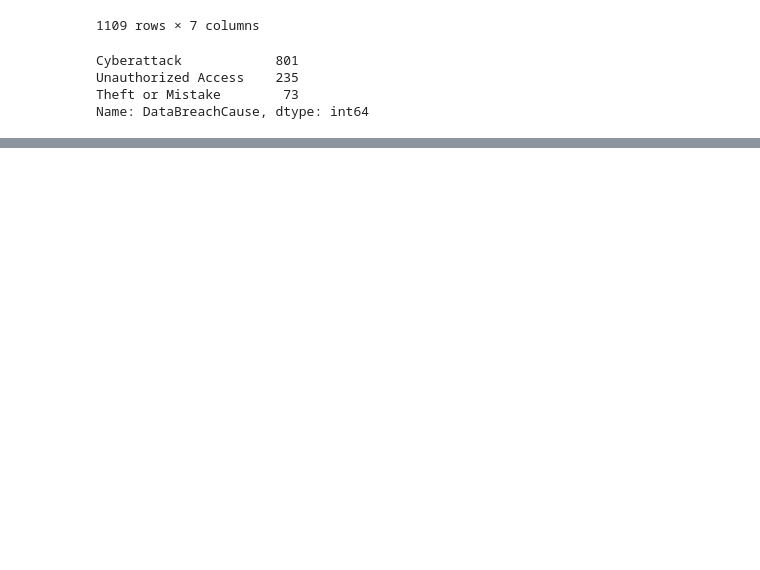
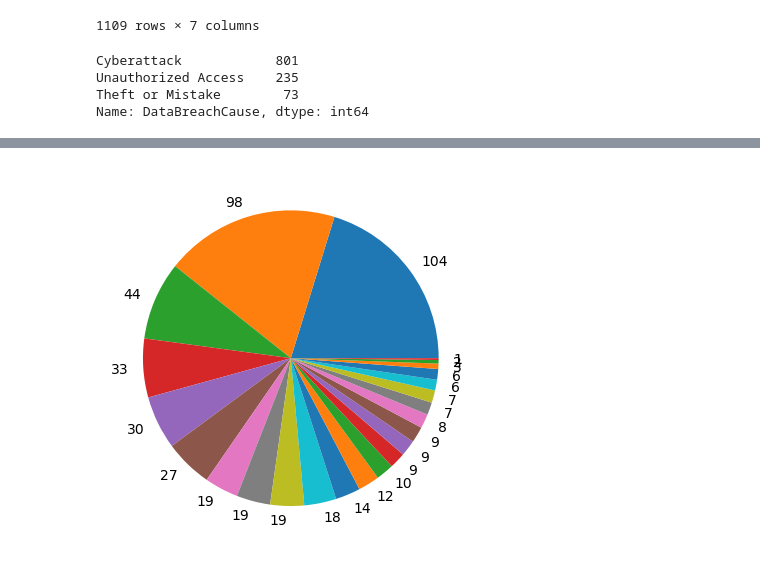
Before and after one commit to donmarcolaureano/washington_state_data_breaches, a Jupyter notebook: data breach notebook.ipynb, the cells around one changed output, grey strips where cells are left out. Saved outputs shown, nothing was run; the diff lists cells and outputs as text; code cells hidden in the pictures; blank space fills up the shorter version.

```diff
--- a/data breach notebook.ipynb
+++ b/data breach notebook.ipynb
@@ -176,0 +197,7 @@ Name: DataBreachCause, dtype: int64
+# %%
+business_types = industry_breaches['BusinessType'].value_counts()
+# %%
+fig, ax = plt.subplots()
+ax.pie(business_types, labels = business_types);
+# %% [output]
+[figure, added]
```
Also changed, not shown: parts of 1 cell of this notebook.
